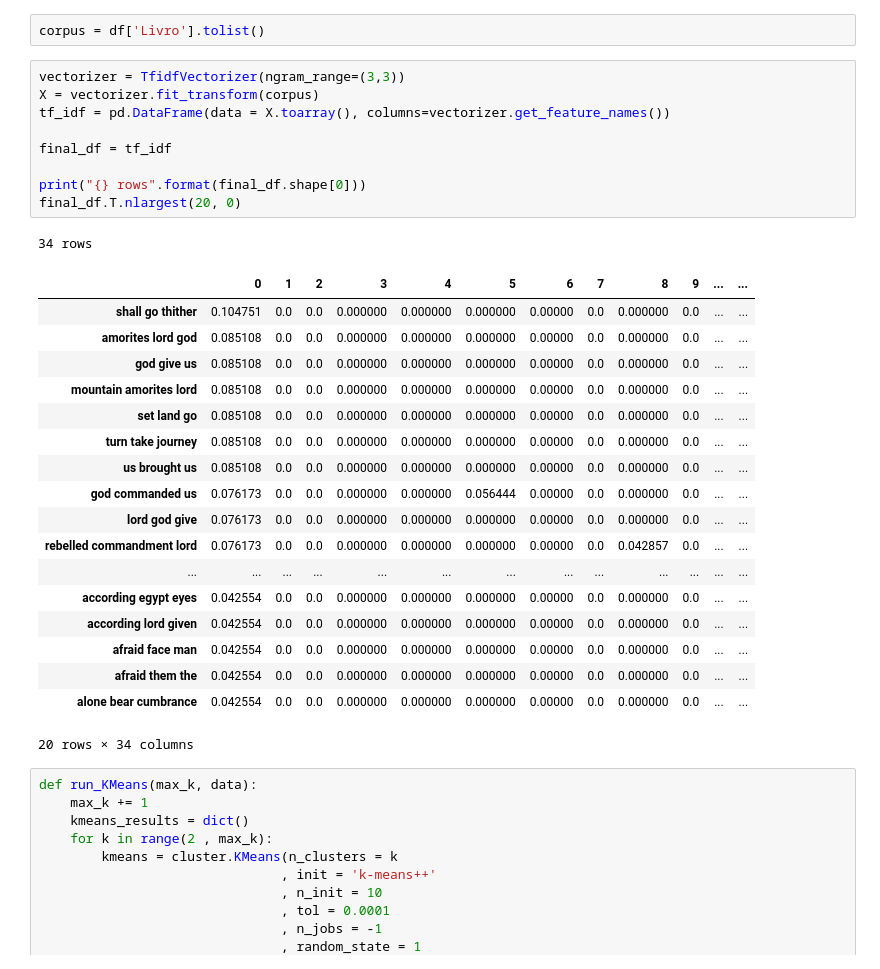
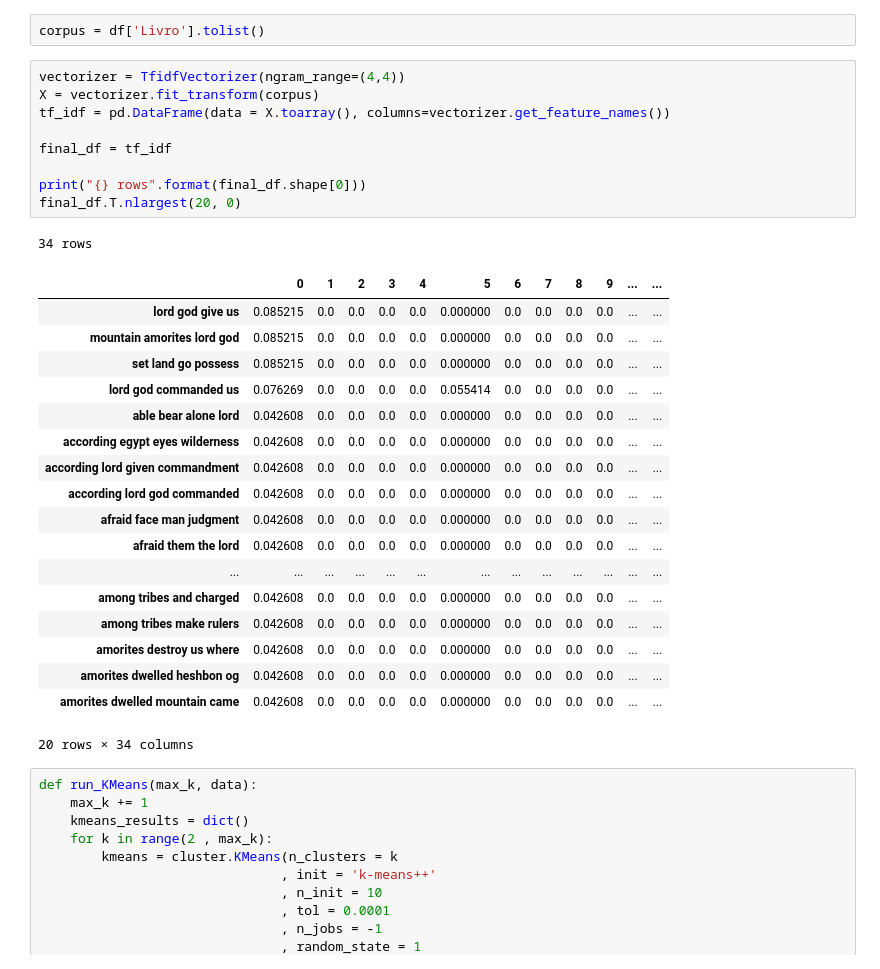
Before and after one commit to Bruno-cesar-dout/Versao_de_experimentos, a Jupyter notebook: Deuteronomio.ipynb, the cells around one changed output. Cells and saved outputs as stored; diff of their text form.

```diff
--- a/Deuteronomio.ipynb
+++ b/Deuteronomio.ipynb
@@ -165,33 +165,33 @@ print(df)
 # %%
 corpus = df['Livro'].tolist()
 # %%
-vectorizer = TfidfVectorizer(ngram_range=(3,3))
+vectorizer = TfidfVectorizer(ngram_range=(4,4))
 X = vectorizer.fit_transform(corpus)
 tf_idf = pd.DataFrame(data = X.toarray(), columns=vectorizer.get_feature_names())
 
 final_df = tf_idf
 
 print("{} rows".format(final_df.shape[0]))
 final_df.T.nlargest(20, 0)
 # %% [output]
 34 rows
 |  | 0 | 1 | 2 | 3 | 4 | 5 | 6 | 7 | 8 | 9 | ... | ... |
-| shall go thither | 0.104751 | 0.0 | 0.0 | 0.000000 | 0.000000 | 0.000000 | 0.00000 | 0.0 | 0.000000 | 0.0 | ... | ... |
-| amorites lord god | 0.085108 | 0.0 | 0.0 | 0.000000 | 0.000000 | 0.000000 | 0.00000 | 0.0 | 0.000000 | 0.0 | ... | ... |
-| god give us | 0.085108 | 0.0 | 0.0 | 0.000000 | 0.000000 | 0.000000 | 0.00000 | 0.0 | 0.000000 | 0.0 | ... | ... |
-| mountain amorites lord | 0.085108 | 0.0 | 0.0 | 0.000000 | 0.000000 | 0.000000 | 0.00000 | 0.0 | 0.000000 | 0.0 | ... | ... |
-| set land go | 0.085108 | 0.0 | 0.0 | 0.000000 | 0.000000 | 0.000000 | 0.00000 | 0.0 | 0.000000 | 0.0 | ... | ... |
-| turn take journey | 0.085108 | 0.0 | 0.0 | 0.000000 | 0.000000 | 0.000000 | 0.00000 | 0.0 | 0.000000 | 0.0 | ... | ... |
-| us brought us | 0.085108 | 0.0 | 0.0 | 0.000000 | 0.000000 | 0.000000 | 0.00000 | 0.0 | 0.000000 | 0.0 | ... | ... |
-| god commanded us | 0.076173 | 0.0 | 0.0 | 0.000000 | 0.000000 | 0.056444 | 0.00000 | 0.0 | 0.000000 | 0.0 | ... | ... |
-| lord god give | 0.076173 | 0.0 | 0.0 | 0.000000 | 0.000000 | 0.000000 | 0.00000 | 0.0 | 0.000000 | 0.0 | ... | ... |
-| rebelled commandment lord | 0.076173 | 0.0 | 0.0 | 0.000000 | 0.000000 | 0.000000 | 0.00000 | 0.0 | 0.042857 | 0.0 | ... | ... |
+| lord god give us | 0.085215 | 0.0 | 0.0 | 0.0 | 0.0 | 0.000000 | 0.0 | 0.0 | 0.0 | 0.0 | ... | ... |
+| mountain amorites lord god | 0.085215 | 0.0 | 0.0 | 0.0 | 0.0 | 0.000000 | 0.0 | 0.0 | 0.0 | 0.0 | ... | ... |
+| set land go possess | 0.085215 | 0.0 | 0.0 | 0.0 | 0.0 | 0.000000 | 0.0 | 0.0 | 0.0 | 0.0 | ... | ... |
+| lord god commanded us | 0.076269 | 0.0 | 0.0 | 0.0 | 0.0 | 0.055414 | 0.0 | 0.0 | 0.0 | 0.0 | ... | ... |
+| able bear alone lord | 0.042608 | 0.0 | 0.0 | 0.0 | 0.0 | 0.000000 | 0.0 | 0.0 | 0.0 | 0.0 | ... | ... |
+| according egypt eyes wilderness | 0.042608 | 0.0 | 0.0 | 0.0 | 0.0 | 0.000000 | 0.0 | 0.0 | 0.0 | 0.0 | ... | ... |
+| according lord given commandment | 0.042608 | 0.0 | 0.0 | 0.0 | 0.0 | 0.000000 | 0.0 | 0.0 | 0.0 | 0.0 | ... | ... |
+| according lord god commanded | 0.042608 | 0.0 | 0.0 | 0.0 | 0.0 | 0.000000 | 0.0 | 0.0 | 0.0 | 0.0 | ... | ... |
+| afraid face man judgment | 0.042608 | 0.0 | 0.0 | 0.0 | 0.0 | 0.000000 | 0.0 | 0.0 | 0.0 | 0.0 | ... | ... |
+| afraid them the lord | 0.042608 | 0.0 | 0.0 | 0.0 | 0.0 | 0.000000 | 0.0 | 0.0 | 0.0 | 0.0 | ... | ... |
 | ... | ... | ... | ... | ... | ... | ... | ... | ... | ... | ... | ... | ... |
-| according egypt eyes | 0.042554 | 0.0 | 0.0 | 0.000000 | 0.000000 | 0.000000 | 0.00000 | 0.0 | 0.000000 | 0.0 | ... | ... |
-| according lord given | 0.042554 | 0.0 | 0.0 | 0.000000 | 0.000000 | 0.000000 | 0.00000 | 0.0 | 0.000000 | 0.0 | ... | ... |
-| afraid face man | 0.042554 | 0.0 | 0.0 | 0.000000 | 0.000000 | 0.000000 | 0.00000 | 0.0 | 0.000000 | 0.0 | ... | ... |
-| afraid them the | 0.042554 | 0.0 | 0.0 | 0.000000 | 0.000000 | 0.000000 | 0.00000 | 0.0 | 0.000000 | 0.0 | ... | ... |
-| alone bear cumbrance | 0.042554 | 0.0 | 0.0 | 0.000000 | 0.000000 | 0.000000 | 0.00000 | 0.0 | 0.000000 | 0.0 | ... | ... |
+| among tribes and charged | 0.042608 | 0.0 | 0.0 | 0.0 | 0.0 | 0.000000 | 0.0 | 0.0 | 0.0 | 0.0 | ... | ... |
+| among tribes make rulers | 0.042608 | 0.0 | 0.0 | 0.0 | 0.0 | 0.000000 | 0.0 | 0.0 | 0.0 | 0.0 | ... | ... |
+| amorites destroy us where | 0.042608 | 0.0 | 0.0 | 0.0 | 0.0 | 0.000000 | 0.0 | 0.0 | 0.0 | 0.0 | ... | ... |
+| amorites dwelled heshbon og | 0.042608 | 0.0 | 0.0 | 0.0 | 0.0 | 0.000000 | 0.0 | 0.0 | 0.0 | 0.0 | ... | ... |
+| amorites dwelled mountain came | 0.042608 | 0.0 | 0.0 | 0.0 | 0.0 | 0.000000 | 0.0 | 0.0 | 0.0 | 0.0 | ... | ... |
 20 rows × 34 columns
 # %%
 def run_KMeans(max_k, data):
```
Also changed, not shown: parts of 6 cells of this notebook.
